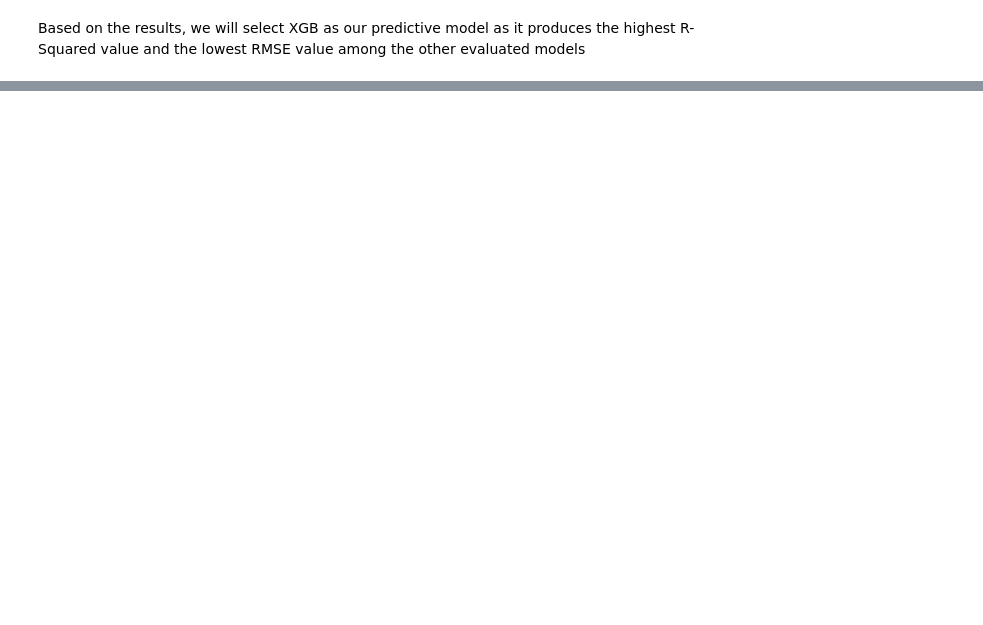
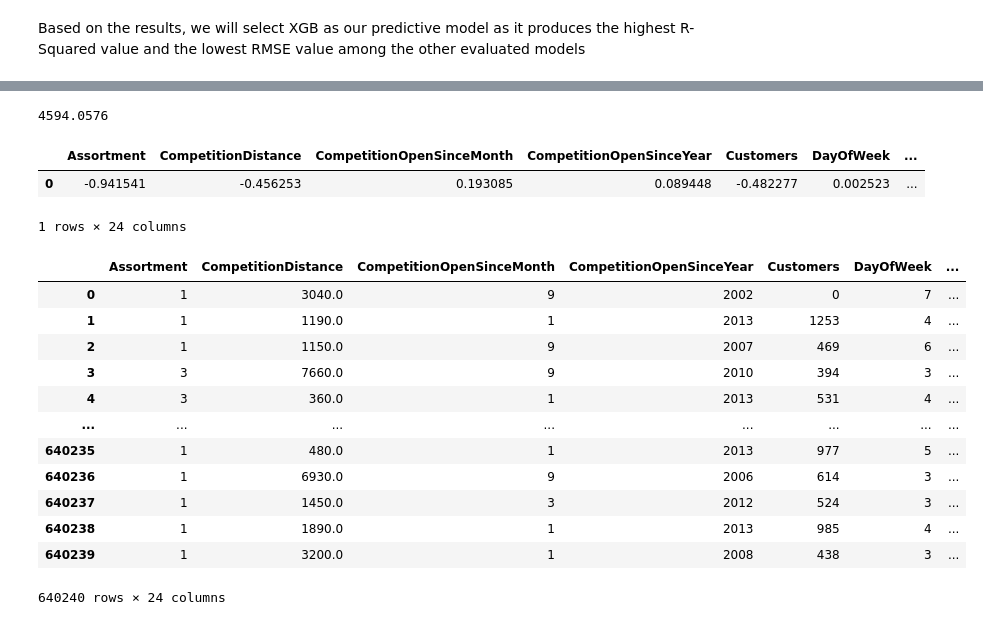
Before and after one commit to jrpespinas/sales-prediction, a Jupyter notebook: experiments/Experiment.ipynb, the cells around one changed output, grey strips where cells are left out. Drawn from its saved outputs; the diff is of its cells as text; code cells hidden in the pictures; blank space fills up the shorter version.

```diff
--- a/experiments/Experiment.ipynb
+++ b/experiments/Experiment.ipynb
@@ -613,0 +792,32 @@ save_to_model_store(xgb)
+# %%
+import joblib
+model = joblib.load("sales-prediction.joblib")
+X = process_data(data)
+model.predict(X)[0]
+# %% [output]
+4594.0576
+# %%
+X
+# %% [output]
+|  | Assortment | CompetitionDistance | CompetitionOpenSinceMonth | CompetitionOpenSinceYear | Customers | DayOfWeek | ... |
+| 0 | -0.941541 | -0.456253 | 0.193085 | 0.089448 | -0.482277 | 0.002523 | ... |
+1 rows × 24 columns
+# %%
+unscaled = pd.read_csv('../data_store/x_train_unscaled.csv')
+unscaled = unscaled.drop(unscaled.columns[0], axis=1)
+# %%
+unscaled
+# %% [output]
+|  | Assortment | CompetitionDistance | CompetitionOpenSinceMonth | CompetitionOpenSinceYear | Customers | DayOfWeek | ... |
+| 0 | 1 | 3040.0 | 9 | 2002 | 0 | 7 | ... |
+| 1 | 1 | 1190.0 | 1 | 2013 | 1253 | 4 | ... |
+| 2 | 1 | 1150.0 | 9 | 2007 | 469 | 6 | ... |
+| 3 | 3 | 7660.0 | 9 | 2010 | 394 | 3 | ... |
+| 4 | 3 | 360.0 | 1 | 2013 | 531 | 4 | ... |
+| ... | ... | ... | ... | ... | ... | ... | ... |
+| 640235 | 1 | 480.0 | 1 | 2013 | 977 | 5 | ... |
+| 640236 | 1 | 6930.0 | 9 | 2006 | 614 | 3 | ... |
+| 640237 | 1 | 1450.0 | 3 | 2012 | 524 | 3 | ... |
+| 640238 | 1 | 1890.0 | 1 | 2013 | 985 | 4 | ... |
+| 640239 | 1 | 3200.0 | 1 | 2008 | 438 | 3 | ... |
+640240 rows × 24 columns
```
Also changed, not shown: parts of 16 cells of this notebook.
